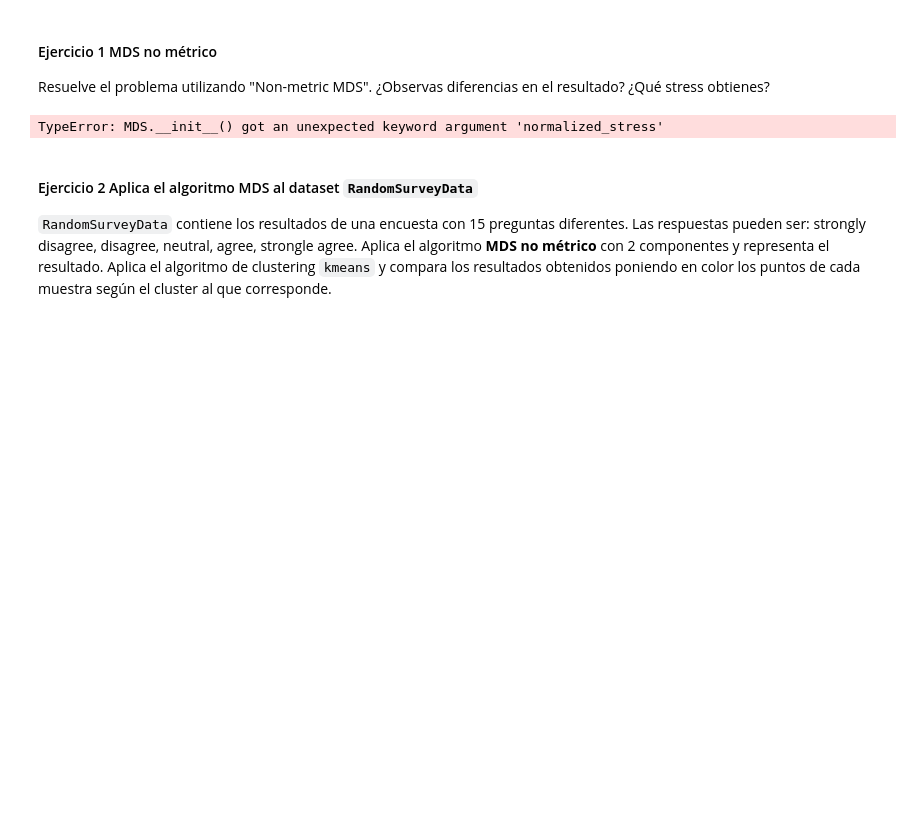
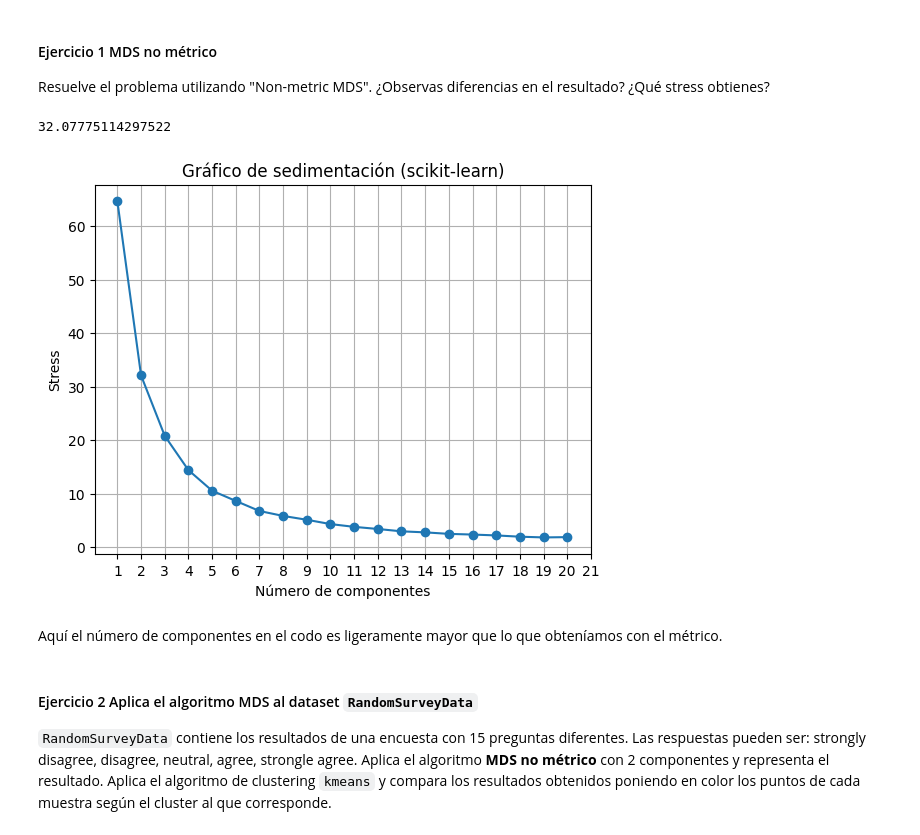
Before and after one commit to jemarle/AMII, a Jupyter notebook: Notebooks_alumno/Manifold Learning/MDS_alumno.ipynb, the cells around one changed output. Drawn from its saved outputs; the diff is of its cells as text; code cells hidden in the pictures; blank space fills up the shorter version.

```diff
--- a/Notebooks_alumno/Manifold Learning/MDS_alumno.ipynb
+++ b/Notebooks_alumno/Manifold Learning/MDS_alumno.ipynb
@@ -385,11 +372,42 @@ plt.show()
 
 Resuelve el problema utilizando "Non-metric MDS". ¿Observas diferencias en el resultado? ¿Qué stress obtienes?
 # %%
-mds = MDS(metric = False, dissimilarity='precomputed', random_state=0, normalized_stress=True)
-pts = mds.fit_transform(S)
+mds = MDS(metric = False, dissimilarity='euclidean', random_state=0)
+pts = mds.fit_transform(X_caras)
 mds.stress_
 # %% [output]
-TypeError: MDS.__init__() got an unexpected keyword argument 'normalized_stress'
+32.07775114297522
+# %%
+stress_values_sklearn = []
+
+# Probamos diferentes números de componentes
+for n_components in range(1, 21):
+
+    # Inicializamos MDS con el número actual de componentes
+    mds = MDS(metric = False, n_components=n_components, dissimilarity='euclidean', random_state=0)
+
+    # Aplicamos MDS para obtener las coordenadas proyectadas
+    Y_mds = mds.fit_transform(X_caras)
+
+    # Guardamos el valor de stress
+    stress_mds_sklearn = mds.stress_
+    stress_values_sklearn.append(stress_mds_sklearn)
+
+# Convertimos stress_values en un arreglo de una dimensión
+stress_values_sklearn = np.array(stress_values_sklearn)
+
+# Creamos el gráfico de sedimentación
+plt.plot(range(1, 21), stress_values_sklearn, marker='o', linestyle='-')
+plt.xlabel('Número de componentes')
+plt.ylabel('Stress')
+plt.title('Gráfico de sedimentación (scikit-learn)')
+plt.xticks(range(1, 22))  # Establecer los ticks en el eje x desde 1 hasta 21
+plt.grid(True)
+plt.show()
+# %% [output]
+[figure, added]
+# %% [markdown]
+Aquí el número de componentes en el codo es ligeramente mayor que lo que obteníamos con el métrico.
 # %% [markdown]
 #### Ejercicio 2 Aplica el algoritmo MDS al dataset `RandomSurveyData`
 
```
Also changed, not shown: parts of 11 cells of this notebook, 2 other files.
